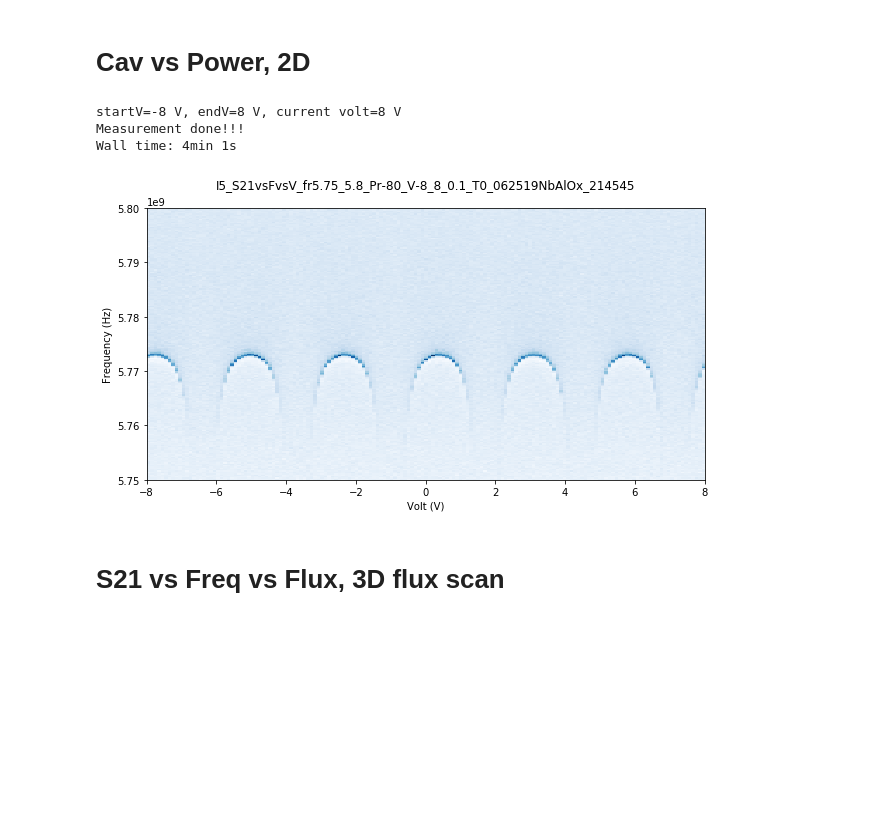
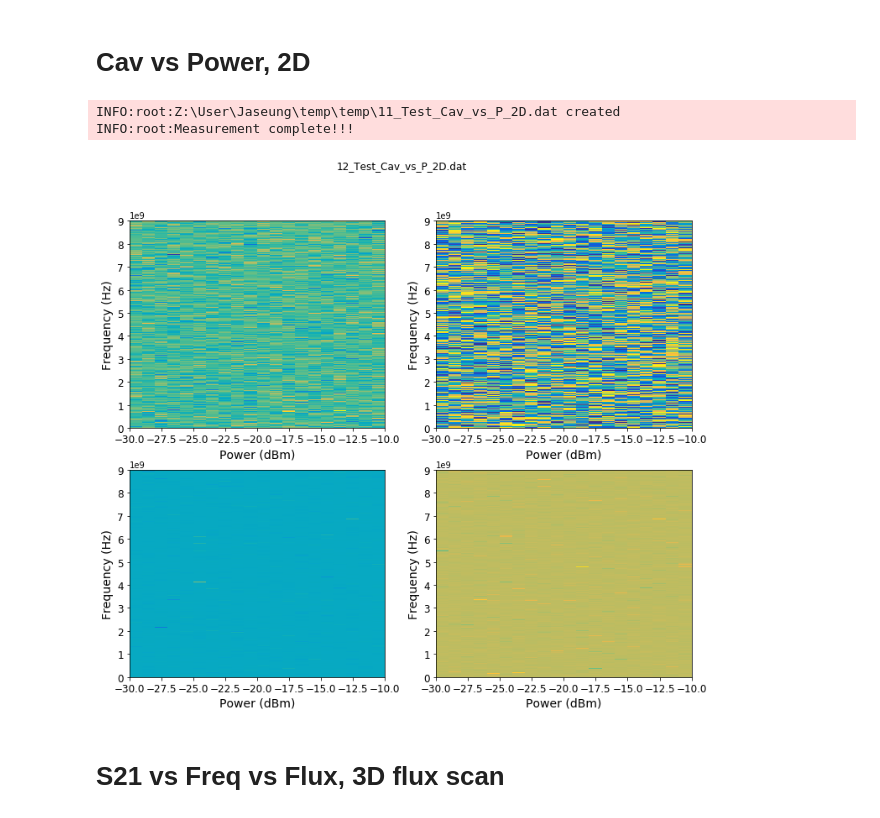
Before and after one commit to JaseungKu/python-code-SYR, a Jupyter notebook: PNA/PNA_measurement.ipynb, the cells around one changed output. Cells and saved outputs as stored; diff of their text form; code cells hidden in the pictures; blank space fills up the shorter version.

```diff
--- a/PNA/PNA_measurement.ipynb
+++ b/PNA/PNA_measurement.ipynb
@@ -375,99 +365,92 @@ for index, value in enumerate(powerlist):
 # %% [markdown]
 # Cav vs Power, 2D
 # %%
-
 ############################ Set parameters ################################################
-PNA_GPIB = 2
-SIM_GPIB = 5
 
 params = Parameters()
 
 # PNA
-params.pna = Agilent.Agilent(PNA_GPIB)
-params.freq_start, params.freq_end = 4.5e9, 5.1e9
+# pna = pna
+params.freq_start, params.freq_end = 1e6, 9e9
 params.num_points = 801
 params.avg = 2
-params.IF_start = 100
-params.IF_end = 2000
+params.IF_start = 100e3
+params.IF_end = 100e3
 
 # flux params
-params.flux = None #SIM.SIM(SIM_GPIB, ch=1) # or put None if SIM is not used.
+# params.flux = None #SIM.SIM(SIM_GPIB, ch=1) # or put None if SIM is not used.
 params.flux_init = 0
 params.flux_final = 0
 
 # sweep params
 params.power_start = -30
-params.power_end = -20
+params.power_end = -10
 params.power_step = 1
 
 # file params
-params.base_path = ''
-params.sample_ID = 'WiscCST'
+params.base_path = r'Z:\User\Jaseung\temp\temp'
+params.sample_ID = 'Test'
 params.exp_name = 'Cav_vs_P_2D'
 
-# plot
-params.plot_type = 'amp' # 'amp', 'phase', 'real', 'imag'
 ###########################################################3#################################
 
 create_log_file(params)
-
-quad_plotter.initialze(plot_dim=2
+quad_plotter = QuadPlotter()
+quad_plotter.initialize(plot_dim=2
                         , xlabel='Power (dBm)'
                         , ylabel='Frequency (Hz)'
                         , title=get_full_file_name(params))
 
 # initialize instruments
-params.pna.setupMeas('S21')
-params.pna.setSweepType('linear')
-params.pna.setFreqStartEnd(params.freq_start, params.freq_end)
-params.pna.avgCount(params.avg)
-params.pna.numPoints(params.num_points)
-params.pna.setIF(params.IF)
+pna.setupMeas('S21')
+pna.setSweepType('linear')
+pna.setFreqStartEnd(params.freq_start, params.freq_end)
+pna.avgCount(params.avg)
+pna.numPoints(params.num_points)
+# pna.setIF(params.IF)
 
-if params.flux is not None:
-    params.flux.setVoltage(parama.flux.flux_init)
+# if params.flux is not None:
+#     params.flux.setVoltage(parama.flux.flux_init)
 
 # sweep
-powers = np.arange(params.power_start, params.power_end + params.power_step, params.power_step): # traverse in [pmin, pmax].
-IFBandwiths = np.linspace(params.IF_start, params.IF_end, len(params.powers)) # IFbandwidth scales up linearly
+powers = np.arange(params.power_start, params.power_end + params.power_step, params.power_step)
+IFBandwiths = np.linspace(params.IF_start, params.IF_end, len(powers)) # IFbandwidth scales up linearly
 
 data = None
-
+power_list = []
 for pwr, IF in zip(powers, IFBandwiths):
     # configure
-    params.pna.setIF(IF)
-    params.pna.setPwr(pwr)
-    params.pna.avgClear()
+    pna.setIF(IF)
+    pna.setPwr(pwr)
+    pna.avgClear()
 
     freq, S21 = pna.getData(cplx=True) # S21 in linear scale
 
     if data is not None:
         data = np.column_stack((data, S21))
     else:
-        data = S21
+        data = np.reshape(S21,(len(S21),1))
 
     # plot update
-    # extent = [params.power_start, pwr, params.freq_start, params.freq_end]
-    # plotobj.update(data, extent)
-    quad_plotter.update(x_axis=powers, y_axis=freq
-                        , amp=np.abs(data), phase=np.angle(data, deg=True), real=data.real, imag=data.imag)
+    power_list.append(pwr)
+    quad_plotter.update(x_axis=power_list, y_axis=freq
+                        , amp=linear_to_dB(np.abs(data)), phase=np.angle(data, deg=True), real=data.real, imag=data.imag)
 
     # save data in each iteration
     with open(params.full_file_path,'wb') as f:
         np.savetxt(f, data, delimiter=',',fmt='%.9e')
 
 # Post measurement
-if params.flux is not None:
-        params.flux.setVolage(parama.flux.flux_final)
+# if params.flux is not None:
+#         params.flux.setVolage(parama.flux.flux_final)
 
 fig_full_file_path = params.full_file_path.replace('dat','png')
 quad_plotter.fig.savefig(fig_full_file_path)
-log.info('Measurement complete!!!')
+logging.info('Measurement complete!!!')
 # %% [output]
-startV=-8 V, endV=8 V, current volt=8 V
-Measurement done!!!
-Wall time: 4min 1s
+INFO:root:Z:\User\Jaseung\temp\temp\11_Test_Cav_vs_P_2D.dat created
+INFO:root:Measurement complete!!!
-[figure, old version]
+[figure, new version]
 # %%
 %%time
 ###########################################################################
```
Also changed, not shown: parts of 2 cells of this notebook, 1 other file.
